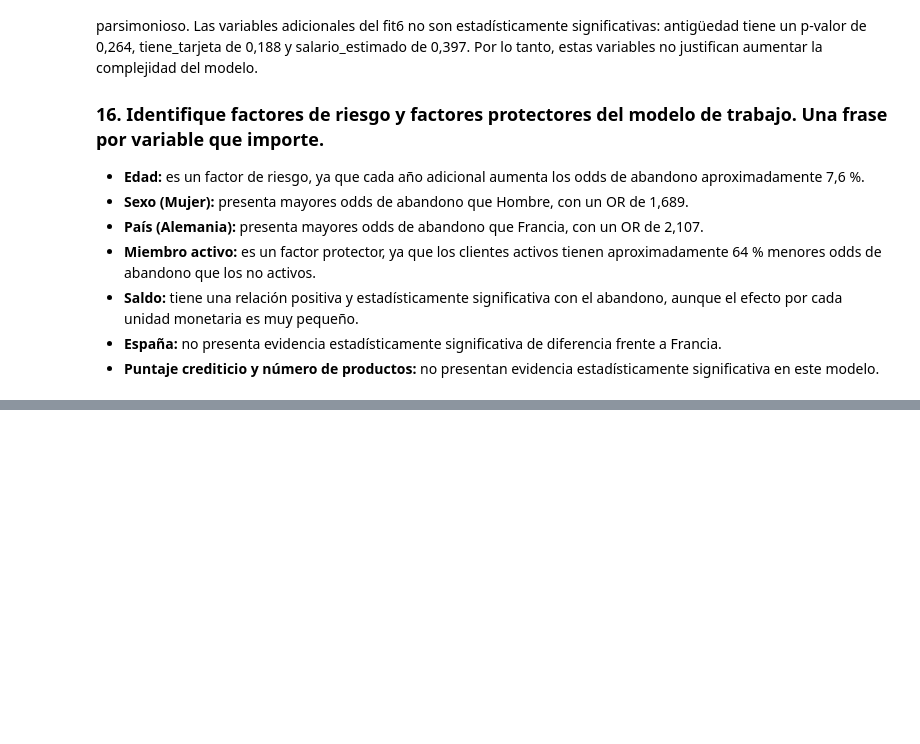
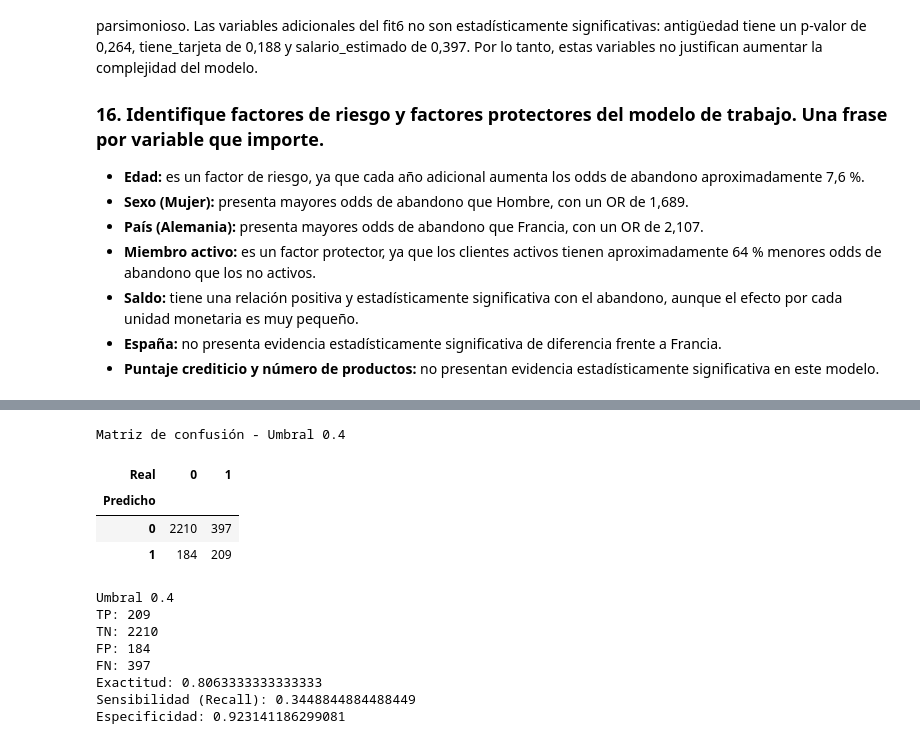
Before and after one commit to ladydayanarestrepoloaiza-ui/Taller_2_ML_Clase_9, a Jupyter notebook: Taller_Abandono_Producto_Financiero.ipynb, the cells around one changed output, grey strips where cells are left out. Saved outputs shown, nothing was run; the diff lists cells and outputs as text; code cells hidden in the pictures; blank space fills up the shorter version.

```diff
--- a/Taller_Abandono_Producto_Financiero.ipynb
+++ b/Taller_Abandono_Producto_Financiero.ipynb
@@ -680,0 +739,48 @@ Me quedo con el **fit5**, porque presenta el AIC más bajo, con 6064,69, frente
+# %%
+# Predicciones con umbral 0.4
+pred_04 = np.where(probs > 0.4, 1, 0)
+
+# Matriz de confusión
+matriz_04 = pd.crosstab(
+    pred_04,
+    Test_Data["abandono"],
+    rownames=["Predicho"],
+    colnames=["Real"]
+)
+
+print("Matriz de confusión - Umbral 0.4")
+display(matriz_04)
+
+# Extraer TP, TN, FP y FN
+TN_04 = matriz_04.loc[0, 0]
+FN_04 = matriz_04.loc[0, 1]
+FP_04 = matriz_04.loc[1, 0]
+TP_04 = matriz_04.loc[1, 1]
+
+# Indicadores
+exactitud_04 = (TP_04 + TN_04) / (TP_04 + TN_04 + FP_04 + FN_04)
+sensibilidad_04 = TP_04 / (TP_04 + FN_04)
+especificidad_04 = TN_04 / (TN_04 + FP_04)
+
+print("\nUmbral 0.4")
+print("TP:", TP_04)
+print("TN:", TN_04)
+print("FP:", FP_04)
+print("FN:", FN_04)
+print("Exactitud:", exactitud_04)
+print("Sensibilidad (Recall):", sensibilidad_04)
+print("Especificidad:", especificidad_04)
+# %% [output]
+Matriz de confusión - Umbral 0.4
+| Real | 0 | 1 |
+| Predicho |  |  |
+| 0 | 2210 | 397 |
+| 1 | 184 | 209 |
+Umbral 0.4
+TP: 209
+TN: 2210
+FP: 184
+FN: 397
+Exactitud: 0.8063333333333333
+Sensibilidad (Recall): 0.3448844884488449
+Especificidad: 0.923141186299081
```
Also changed, not shown: parts of 4 cells of this notebook.
